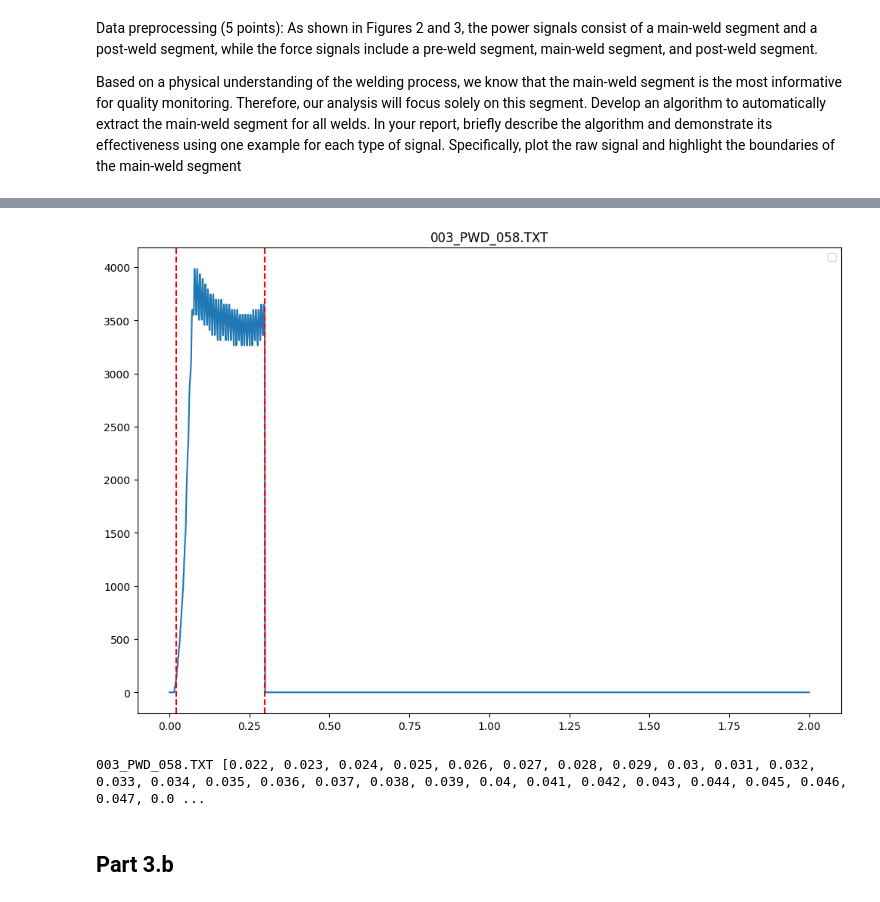
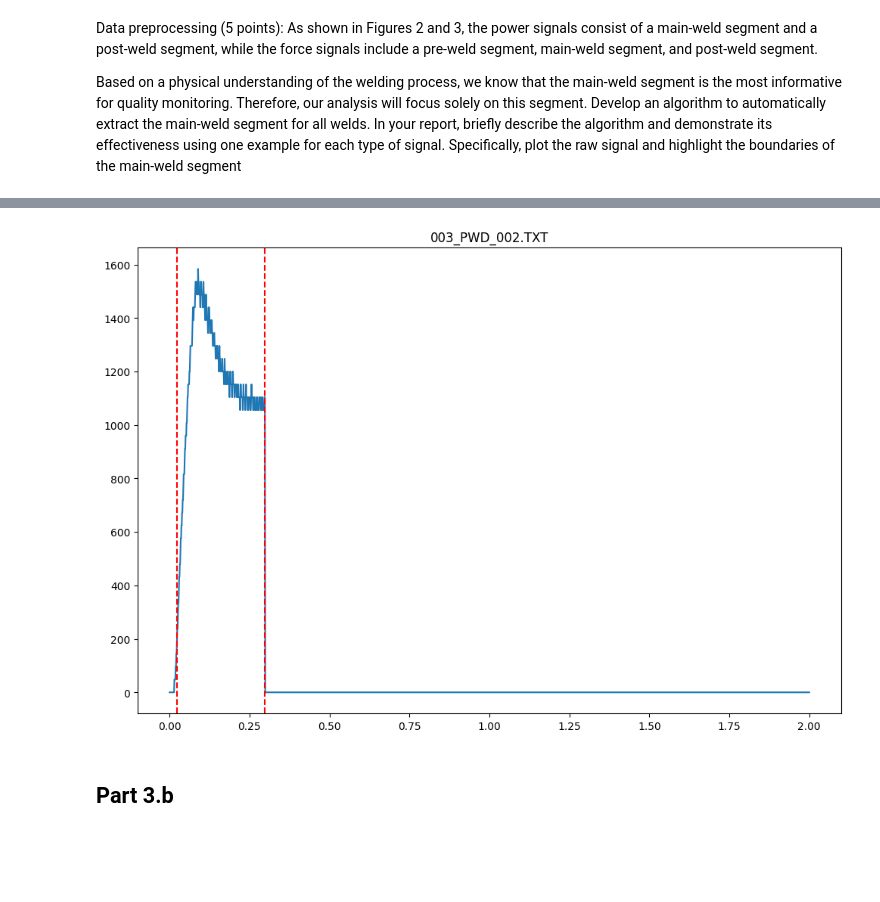
Before and after one commit to ivokusi/ME453-Final-Project, a Jupyter notebook: main.ipynb, the cells around one changed output, grey strips where cells are left out. Saved outputs shown, nothing was run; the diff lists cells and outputs as text; code cells hidden in the pictures; blank space fills up the shorter version.

```diff
--- a/main.ipynb
+++ b/main.ipynb
@@ -47,13 +44,10 @@ print(experiment, time, force)
 # %%
 from part3a import extract_power_signals, extract_power_main_weld_segment
 
-signals = extract_power_signals()
-experiment, time, power = extract_power_main_weld_segment(*signals[0], plot=True)
-
-print(experiment, time, force)
+power_signals = extract_power_signals()
+experiment, time, power = extract_power_main_weld_segment(*power_signals[0], plot=True)
 # %% [output]
-[figure, old version]
+[figure, new version]
-003_PWD_058.TXT [0.022, 0.023, 0.024, 0.025, 0.026, 0.027, 0.028, 0.029, 0.03, 0.031, 0.032, 0.033, 0.034, 0.035, 0.036, 0.037, 0.038, 0.039, 0.04, 0.041, 0.042, 0.043, 0.044, 0.045, 0.046, 0.047, 0.0 ...
 # %% [markdown]
 ## Part 3.b
 # %% [markdown]
```
Also changed, not shown: parts of 3 cells of this notebook, 3 other files.
